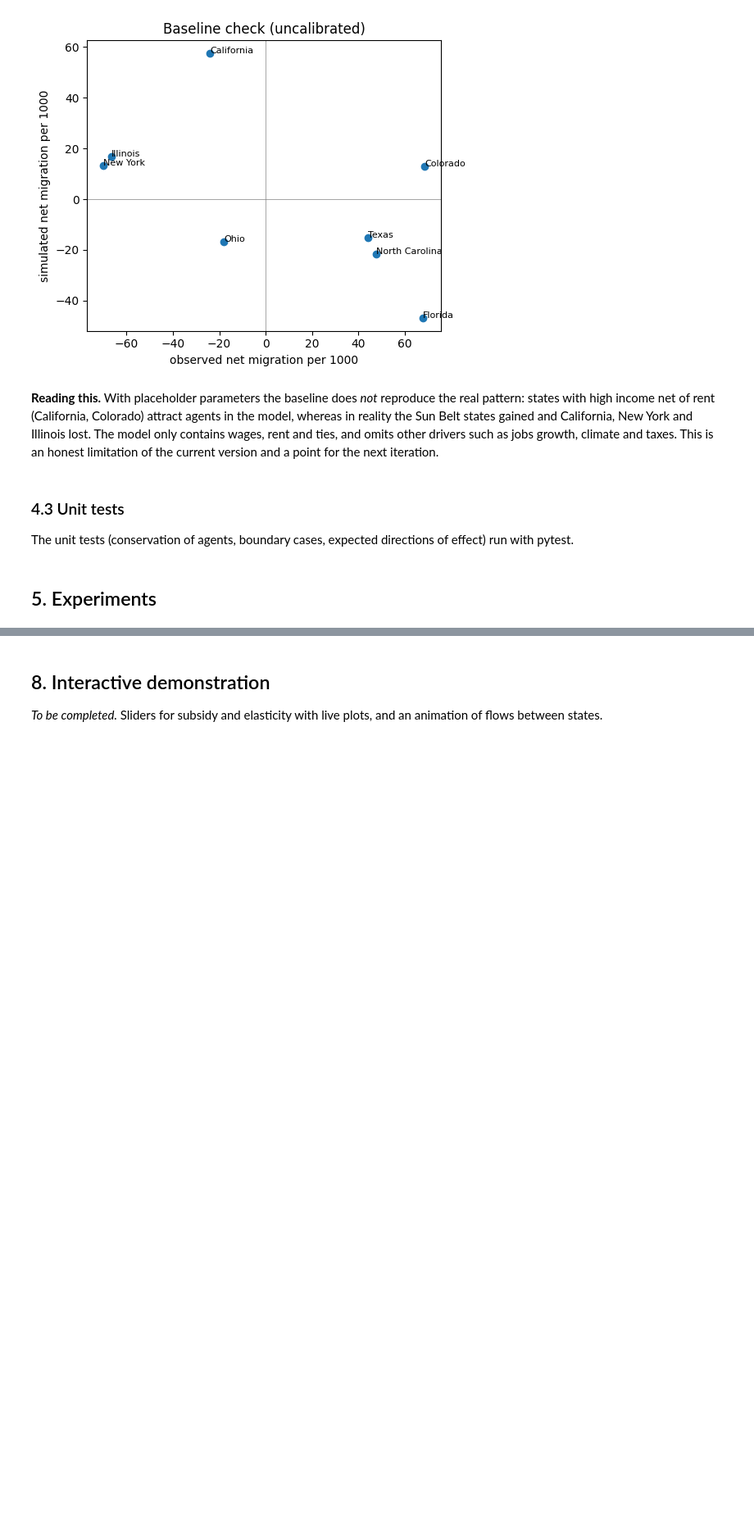
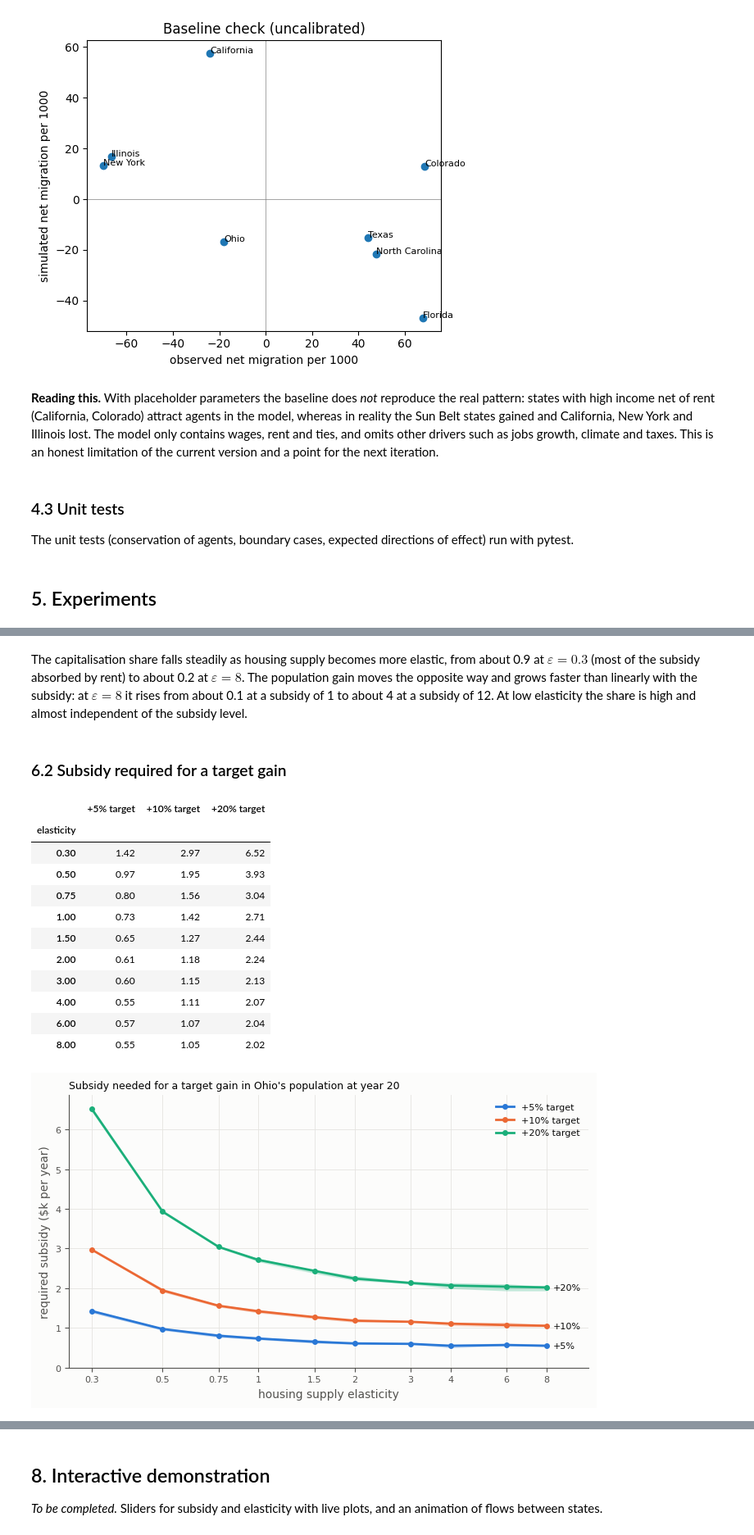
Before and after one commit to josephD-S/Computational-Modelling-Project, a Jupyter notebook: notebooks/project_walkthrough.ipynb, the cells around one changed output, grey strips where cells are left out. Shown at 82% size. Saved outputs shown, nothing was run; the diff lists cells and outputs as text; code cells hidden in the pictures; blank space fills up the shorter version.

```diff
--- a/notebooks/project_walkthrough.ipynb
+++ b/notebooks/project_walkthrough.ipynb
@@ -186,0 +267,23 @@ Ohio started with roughly 410 of the 5,000 agents and a rent of $8.2k. In this p
+# %% [markdown]
+The capitalisation share falls steadily as housing supply becomes more elastic, from about 0.9 at $\varepsilon = 0.3$ (most of the subsidy absorbed by rent) to about 0.2 at $\varepsilon = 8$. The population gain moves the opposite way and grows faster than linearly with the subsidy: at $\varepsilon = 8$ it rises from about 0.1 at a subsidy of 1 to about 4 at a subsidy of 12. At low elasticity the share is high and almost independent of the subsidy level.
+# %% [markdown]
+### 6.2 Subsidy required for a target gain
+# %%
+plots.plot_required_subsidy(results["required_subsidy"], FIG / "required_subsidy.png")
+tbl = results["required_subsidy"].pivot(index="elasticity", columns="target", values="s_mean").round(2)
+tbl.columns = [f"+{t:.0%} target" for t in tbl.columns]
+tbl
+# %% [output]
+|  | +5% target | +10% target | +20% target |
+| elasticity |  |  |  |
+| 0.30 | 1.42 | 2.97 | 6.52 |
+| 0.50 | 0.97 | 1.95 | 3.93 |
+| 0.75 | 0.80 | 1.56 | 3.04 |
+| 1.00 | 0.73 | 1.42 | 2.71 |
+| 1.50 | 0.65 | 1.27 | 2.44 |
+| 2.00 | 0.61 | 1.18 | 2.24 |
+| 3.00 | 0.60 | 1.15 | 2.13 |
+| 4.00 | 0.55 | 1.11 | 2.07 |
+| 6.00 | 0.57 | 1.07 | 2.04 |
+| 8.00 | 0.55 | 1.05 | 2.02 |
+[figure, added]
```
Also changed, not shown: parts of 21 cells of this notebook, 14 other files.
